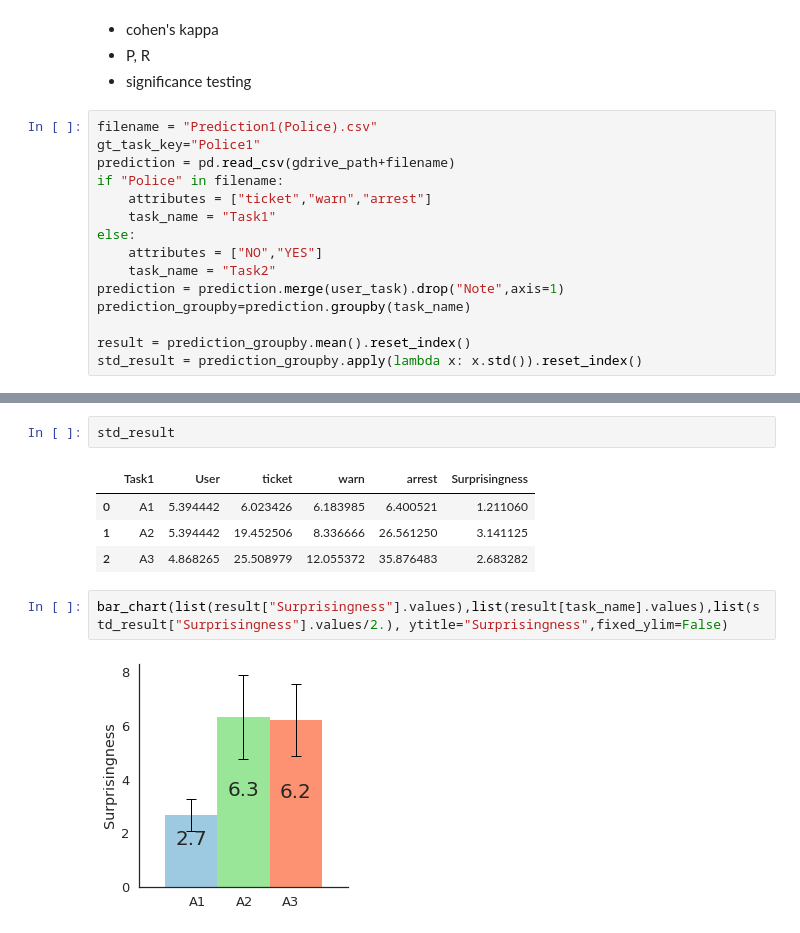
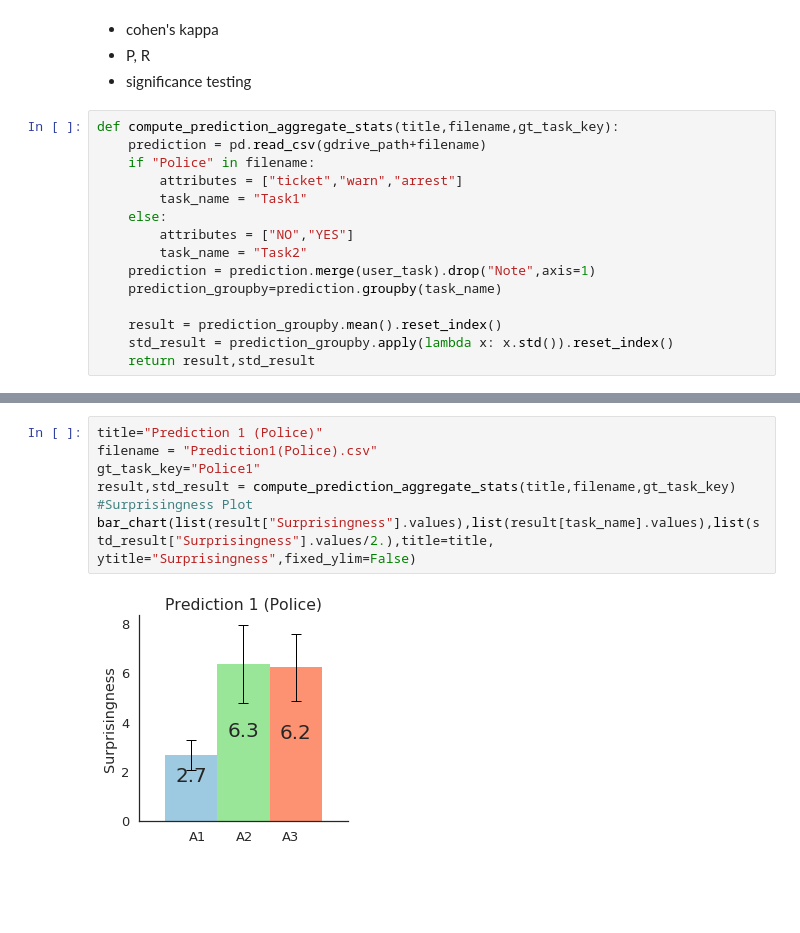
Before and after one commit to dorisjlee/viz-summarization, a Jupyter notebook: ipynb/User Study Results and Paper Statistics.ipynb, the cells around one changed output, grey strips where cells are left out. Saved outputs shown, nothing was run; the diff lists cells and outputs as text; blank space fills up the shorter version.

Commit message:
prediction plots

```diff
--- a/ipynb/User Study Results and Paper Statistics.ipynb
+++ b/ipynb/User Study Results and Paper Statistics.ipynb
@@ -162,17 +162,17 @@ bar_chart(list(result["Distance"].values),list(result["Task"].values), ytitle="D
 - P, R
 - significance testing
 # %%
-filename = "Prediction1(Police).csv"
-gt_task_key="Police1"
-prediction = pd.read_csv(gdrive_path+filename)
-if "Police" in filename:
-    attributes = ["ticket","warn","arrest"]
-    task_name = "Task1"
-else:
-    attributes = ["NO","YES"]
-    task_name = "Task2"
-prediction = prediction.merge(user_task).drop("Note",axis=1)
-prediction_groupby=prediction.groupby(task_name)
+def compute_prediction_aggregate_stats(title,filename,gt_task_key):
+    prediction = pd.read_csv(gdrive_path+filename)
+    if "Police" in filename:
+        attributes = ["ticket","warn","arrest"]
+        task_name = "Task1"
+    else:
+        attributes = ["NO","YES"]
+        task_name = "Task2"
+    prediction = prediction.merge(user_task).drop("Note",axis=1)
+    prediction_groupby=prediction.groupby(task_name)
 
-result = prediction_groupby.mean().reset_index()
-std_result = prediction_groupby.apply(lambda x: x.std()).reset_index()
+    result = prediction_groupby.mean().reset_index()
+    std_result = prediction_groupby.apply(lambda x: x.std()).reset_index()
+    return result,std_result
@@ -186,11 +179,9 @@ result
-# %%
-std_result
-# %% [output]
-|  | Task1 | User | ticket | warn | arrest | Surprisingness |
-| 0 | A1 | 5.394442 | 6.023426 | 6.183985 | 6.400521 | 1.211060 |
-| 1 | A2 | 5.394442 | 19.452506 | 8.336666 | 26.561250 | 3.141125 |
-| 2 | A3 | 4.868265 | 25.508979 | 12.055372 | 35.876483 | 2.683282 |
 # %%
-bar_chart(list(result["Surprisingness"].values),list(result[task_name].values),list(std_result["Surprisingness"].values/2.), ytitle="Surprisingness",fixed_ylim=False)
+title="Prediction 1 (Police)"
+filename = "Prediction1(Police).csv"
+gt_task_key="Police1"
+result,std_result = compute_prediction_aggregate_stats(title,filename,gt_task_key)
+#Surprisingness Plot
+bar_chart(list(result["Surprisingness"].values),list(result[task_name].values),list(std_result["Surprisingness"].values/2.),title=title, ytitle="Surprisingness",fixed_ylim=False)
 # %% [output]
-[figure, old version]
+[figure, new version]
```
Also changed, not shown: parts of 3 cells of this notebook, 1 other file.
